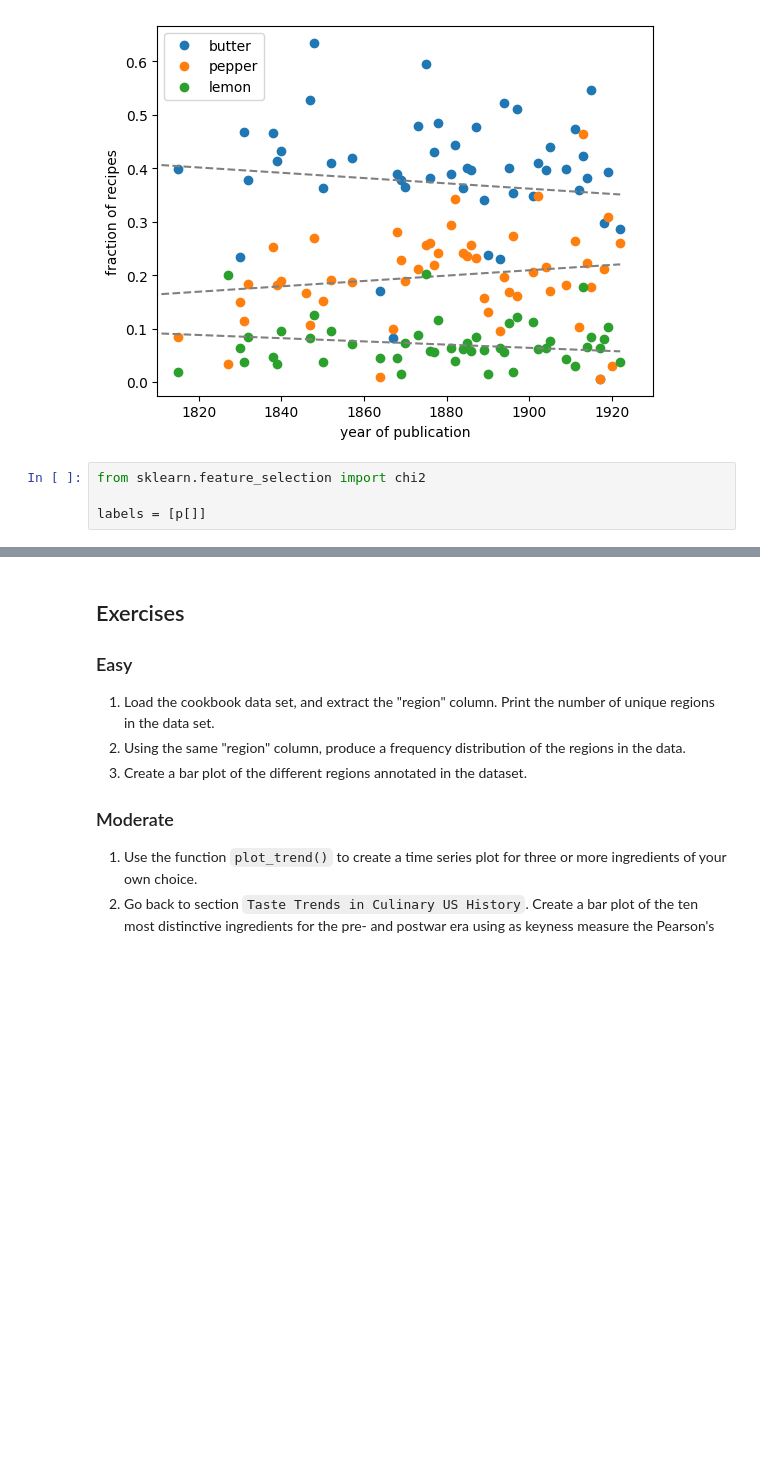
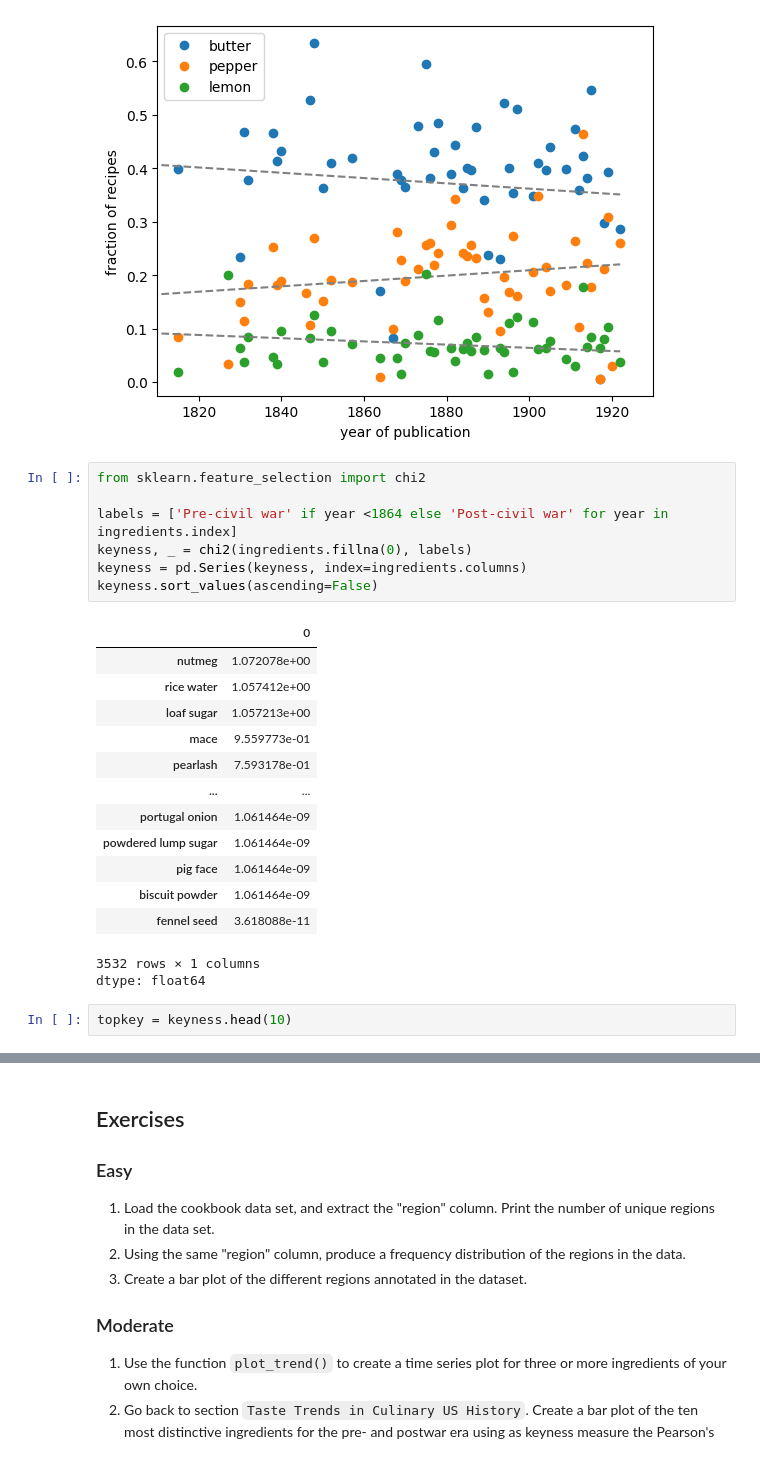
Before and after one commit to NienkeH/Creating-maps-in-R, a Jupyter notebook: 01-introduction-cook-books/01_exercises.ipynb, the cells around one changed output, grey strips where cells are left out. Drawn from its saved outputs; the diff is of its cells as text; blank space fills up the shorter version.

```diff
--- a/01-introduction-cook-books/01_exercises.ipynb
+++ b/01-introduction-cook-books/01_exercises.ipynb
@@ -114,7 +113,27 @@ plt.legend()
 # %% [output]
 <matplotlib.legend.Legend at 0x...>
 [figure]
-# %%
-from sklearn.feature_selection import chi2
-
-labels = [p[]]
+# %%
+from sklearn.feature_selection import chi2
+
+labels = ['Pre-civil war' if year <1864 else 'Post-civil war' for year in ingredients.index]
+keyness, _ = chi2(ingredients.fillna(0), labels)
+keyness = pd.Series(keyness, index=ingredients.columns)
+keyness.sort_values(ascending=False)
+# %% [output]
+|  | 0 |
+| nutmeg | 1.072078e+00 |
+| rice water | 1.057412e+00 |
+| loaf sugar | 1.057213e+00 |
+| mace | 9.559773e-01 |
+| pearlash | 7.593178e-01 |
+| ... | ... |
+| portugal onion | 1.061464e-09 |
+| powdered lump sugar | 1.061464e-09 |
+| pig face | 1.061464e-09 |
+| biscuit powder | 1.061464e-09 |
+| fennel seed | 3.618088e-11 |
+3532 rows × 1 columns
+dtype: float64
+# %%
+topkey = keyness.head(10)
```
Also changed, not shown: parts of 5 cells of this notebook.
